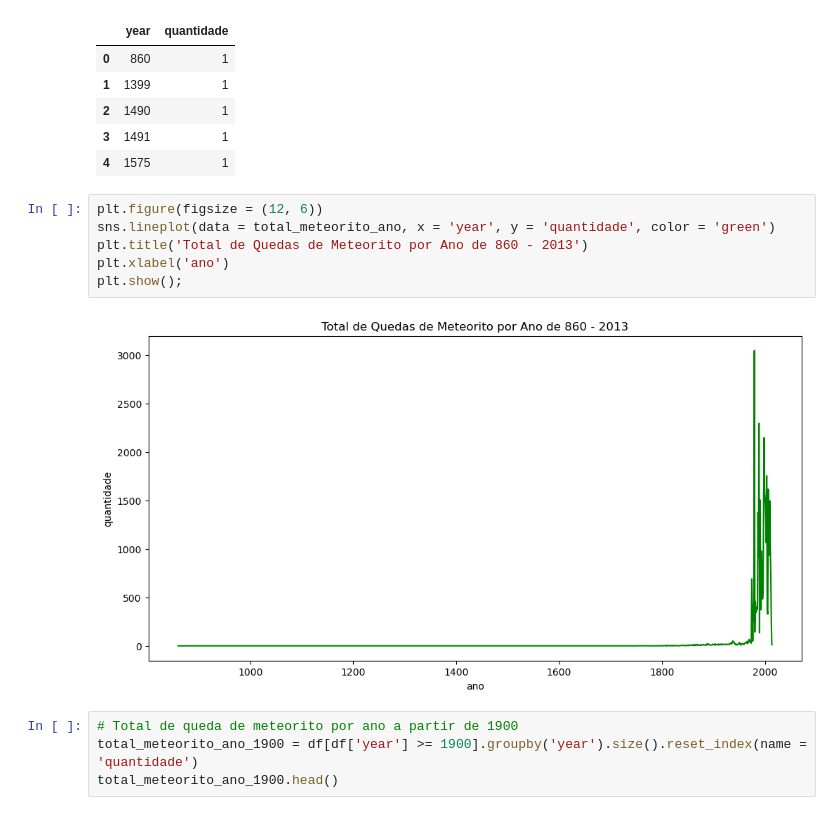
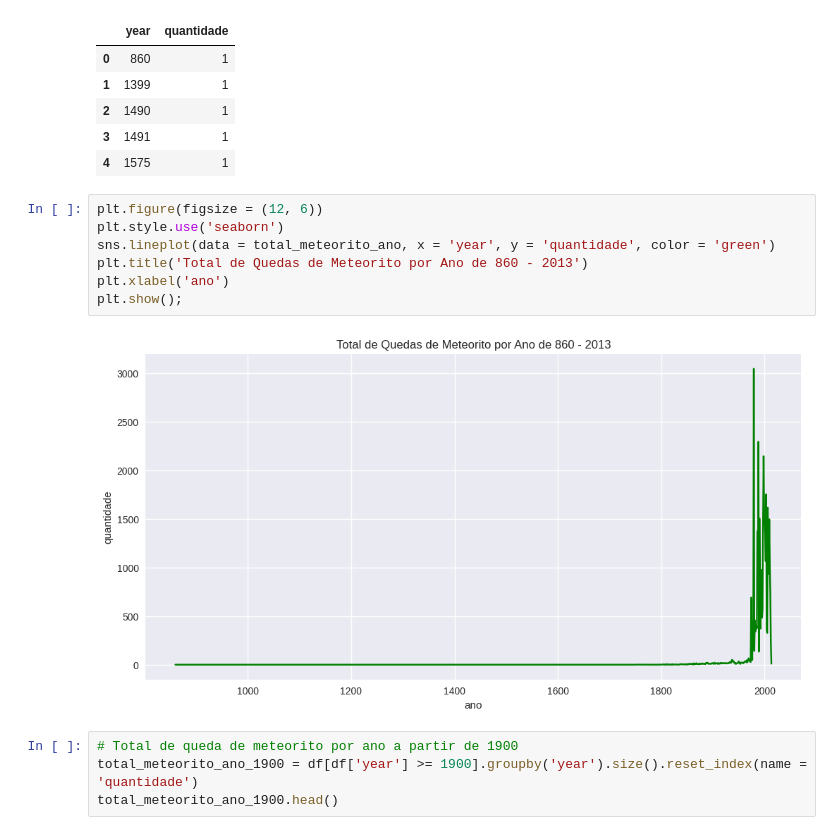
Before and after one commit to Thon20/ANALISE-METEORITOS, a Jupyter notebook: analise-meteoritos.ipynb, the cells around one changed output. Saved outputs shown, nothing was run; the diff lists cells and outputs as text.

```diff
--- a/analise-meteoritos.ipynb
+++ b/analise-meteoritos.ipynb
@@ -177,12 +177,13 @@ total_meteorito_ano.head()
 | 4 | 1575 | 1 |
 # %%
 plt.figure(figsize = (12, 6))
+plt.style.use('seaborn')
 sns.lineplot(data = total_meteorito_ano, x = 'year', y = 'quantidade', color = 'green')
 plt.title('Total de Quedas de Meteorito por Ano de 860 - 2013')
 plt.xlabel('ano')
 plt.show();
 # %% [output]
-[figure, old version]
+[figure, new version]
 # %%
 # Total de queda de meteorito por ano a partir de 1900
 total_meteorito_ano_1900 = df[df['year'] >= 1900].groupby('year').size().reset_index(name = 'quantidade')
```
Also changed, not shown: parts of 6 cells of this notebook.
